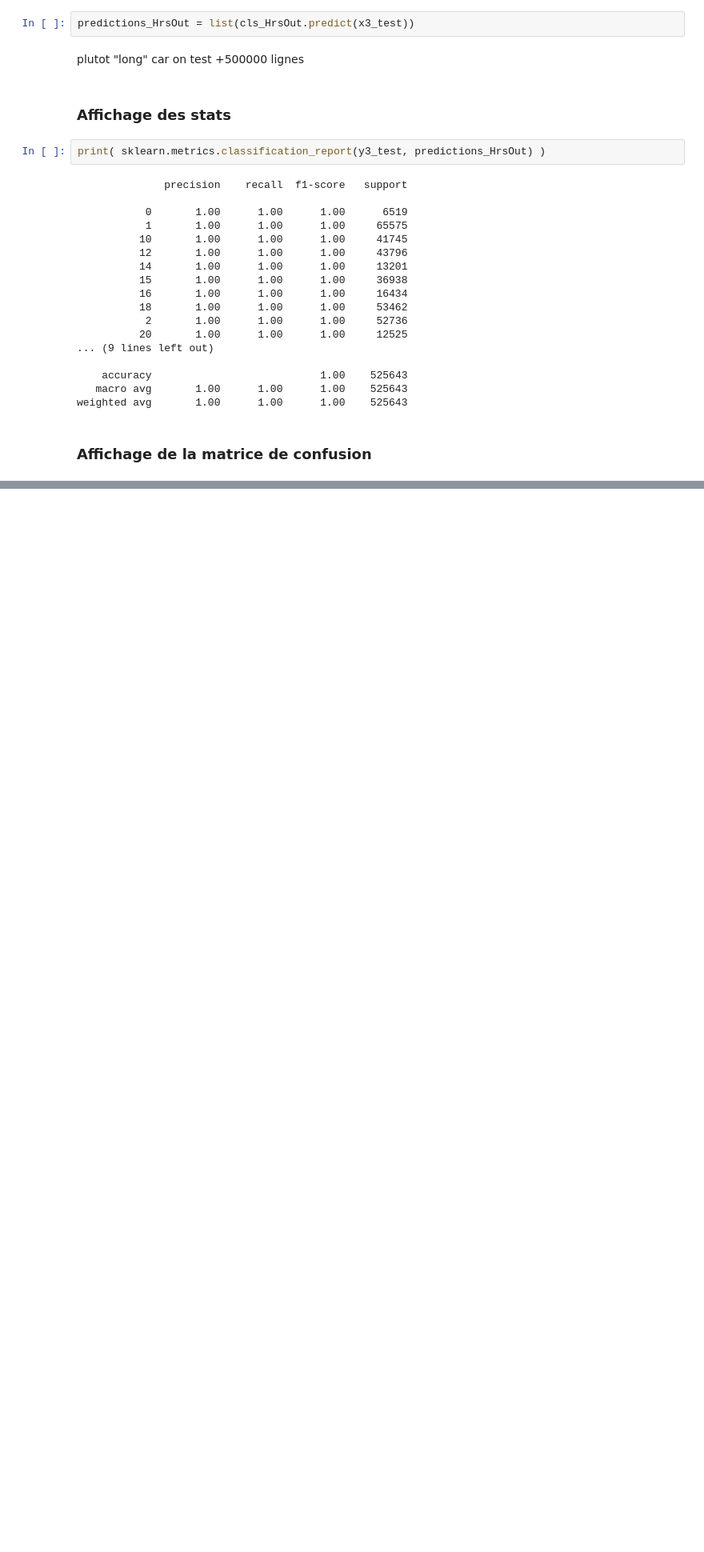
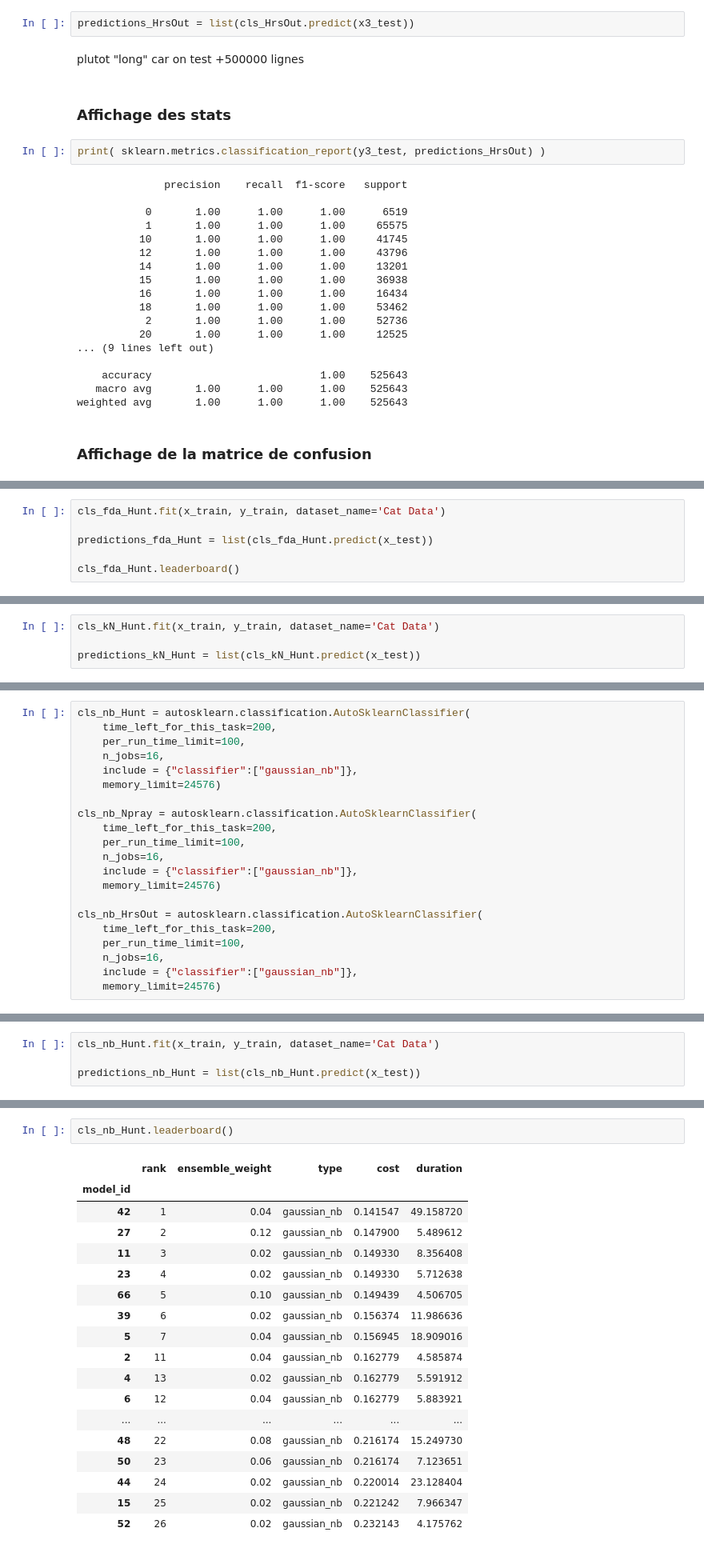
Before and after one commit to CamilleAstrid/fr.univ-tlse3.Datamining_Ecological_impacts_of_pet_cats, a Jupyter notebook: analysis/clusteror.ipynb, the cells around one changed output, grey strips where cells are left out. Shown at 80% size. Cells and saved outputs as stored; diff of their text form; blank space fills up the shorter version.

Commit message:
UPDATE_file_clusteror.ipynb
ajout des test de méthodes de clustering 1 par 1 + test stats

```diff
--- a/analysis/clusteror.ipynb
+++ b/analysis/clusteror.ipynb
@@ -665,0 +693,6 @@ array([[ 6519,     0,     0,     0,     0,     0,     0,     0,     0,
+# %%
+cls_fda_Hunt.fit(x_train, y_train, dataset_name='Cat Data')
+
+predictions_fda_Hunt = list(cls_fda_Hunt.predict(x_test))
+
+cls_fda_Hunt.leaderboard()
@@ -665,0 +919,4 @@ array([[ 6519,     0,     0,     0,     0,     0,     0,     0,     0,
+# %%
+cls_kN_Hunt.fit(x_train, y_train, dataset_name='Cat Data')
+
+predictions_kN_Hunt = list(cls_kN_Hunt.predict(x_test))
@@ -665,0 +1145,21 @@ array([[ 6519,     0,     0,     0,     0,     0,     0,     0,     0,
+# %%
+cls_nb_Hunt = autosklearn.classification.AutoSklearnClassifier(
+    time_left_for_this_task=200,
+    per_run_time_limit=100,
+    n_jobs=16,
+    include = {"classifier":["gaussian_nb"]},
+    memory_limit=24576)
+
+cls_nb_Npray = autosklearn.classification.AutoSklearnClassifier(
+    time_left_for_this_task=200,
+    per_run_time_limit=100,
+    n_jobs=16,
+    include = {"classifier":["gaussian_nb"]},
+    memory_limit=24576)
+
+cls_nb_HrsOut = autosklearn.classification.AutoSklearnClassifier(
+    time_left_for_this_task=200,
+    per_run_time_limit=100,
+    n_jobs=16,
+    include = {"classifier":["gaussian_nb"]},
+    memory_limit=24576)
@@ -665,0 +1170,4 @@ array([[ 6519,     0,     0,     0,     0,     0,     0,     0,     0,
+# %%
+cls_nb_Hunt.fit(x_train, y_train, dataset_name='Cat Data')
+
+predictions_nb_Hunt = list(cls_nb_Hunt.predict(x_test))
@@ -665,0 +1192,21 @@ array([[ 6519,     0,     0,     0,     0,     0,     0,     0,     0,
+# %%
+cls_nb_Hunt.leaderboard()
+# %% [output]
+|  | rank | ensemble_weight | type | cost | duration |
+| model_id |  |  |  |  |  |
+| 42 | 1 | 0.04 | gaussian_nb | 0.141547 | 49.158720 |
+| 27 | 2 | 0.12 | gaussian_nb | 0.147900 | 5.489612 |
+| 11 | 3 | 0.02 | gaussian_nb | 0.149330 | 8.356408 |
+| 23 | 4 | 0.02 | gaussian_nb | 0.149330 | 5.712638 |
+| 66 | 5 | 0.10 | gaussian_nb | 0.149439 | 4.506705 |
+| 39 | 6 | 0.02 | gaussian_nb | 0.156374 | 11.986636 |
+| 5 | 7 | 0.04 | gaussian_nb | 0.156945 | 18.909016 |
+| 2 | 11 | 0.04 | gaussian_nb | 0.162779 | 4.585874 |
+| 4 | 13 | 0.02 | gaussian_nb | 0.162779 | 5.591912 |
+| 6 | 12 | 0.04 | gaussian_nb | 0.162779 | 5.883921 |
+| ... | ... | ... | ... | ... | ... |
+| 48 | 22 | 0.08 | gaussian_nb | 0.216174 | 15.249730 |
+| 50 | 23 | 0.06 | gaussian_nb | 0.216174 | 7.123651 |
+| 44 | 24 | 0.02 | gaussian_nb | 0.220014 | 23.128404 |
+| 15 | 25 | 0.02 | gaussian_nb | 0.221242 | 7.966347 |
+| 52 | 26 | 0.02 | gaussian_nb | 0.232143 | 4.175762 |
```
Also changed, not shown: parts of 89 cells of this notebook.
